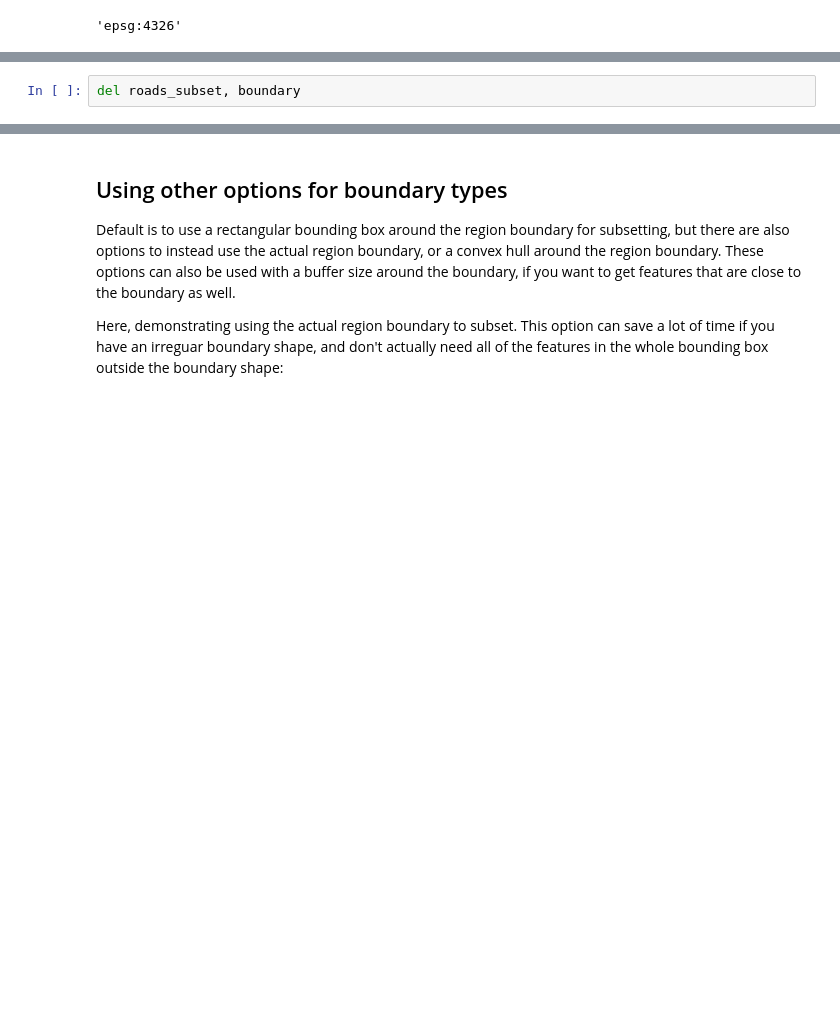
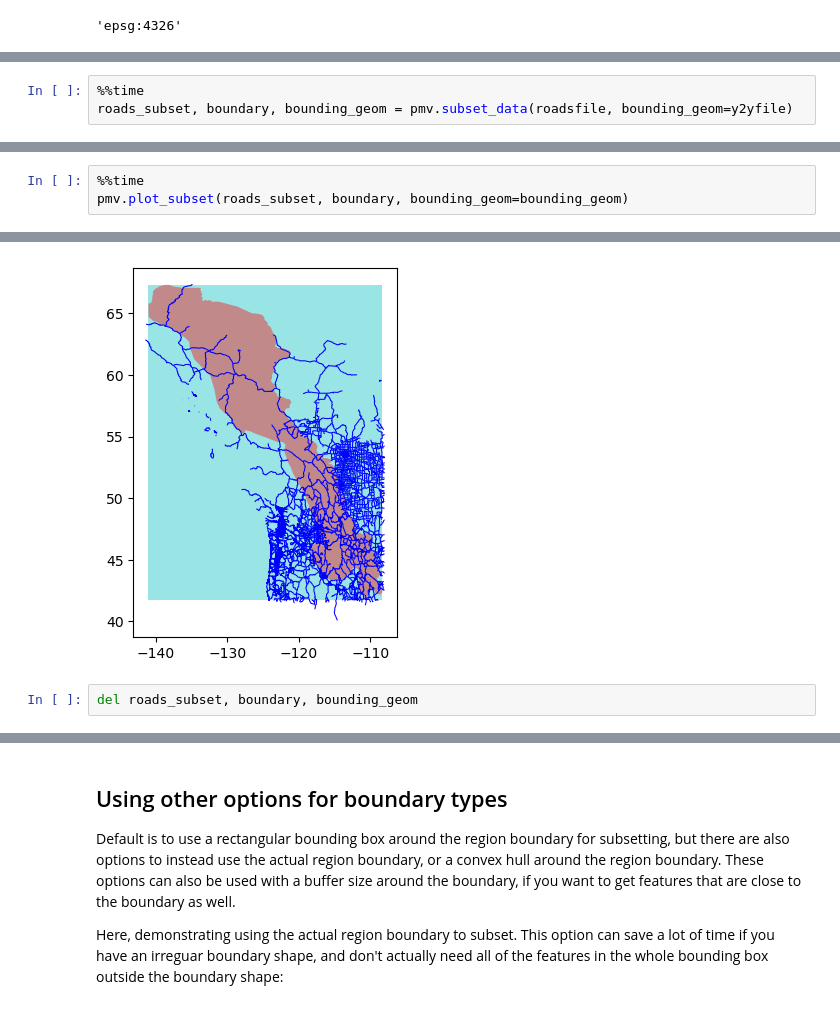
Before and after one commit to jemissik/ecodata, a Jupyter notebook: docs/examples/roads_global_subset_speedtest.ipynb, the cells around one changed output, grey strips where cells are left out. Drawn from its saved outputs; the diff is of its cells as text; blank space fills up the shorter version.

Commit message:
Update subset function to return track points and bounding geom

```diff
--- a/docs/examples/roads_global_subset_speedtest.ipynb
+++ b/docs/examples/roads_global_subset_speedtest.ipynb
@@ -120,0 +122,3 @@ pmv.get_crs(y2yfile)
+# %%
+%%time
+roads_subset, boundary, bounding_geom = pmv.subset_data(roadsfile, bounding_geom=y2yfile)
@@ -120,0 +129,4 @@ pmv.get_crs(y2yfile)
+# %%
+%%time
+pmv.plot_subset(roads_subset, boundary, bounding_geom=bounding_geom)
+# %% [output]
@@ -121,2 +135,3 @@ pmv.get_crs(y2yfile)
+[figure, added]
 # %%
-del roads_subset, boundary
+del roads_subset, boundary, bounding_geom
```
Also changed, not shown: parts of 36 cells of this notebook, 1 other file.
